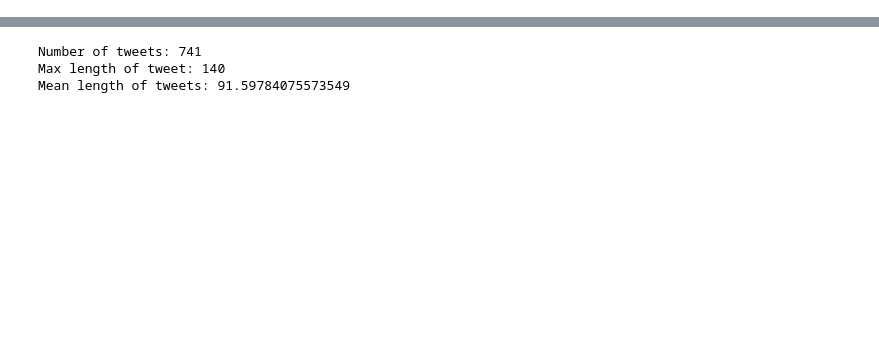
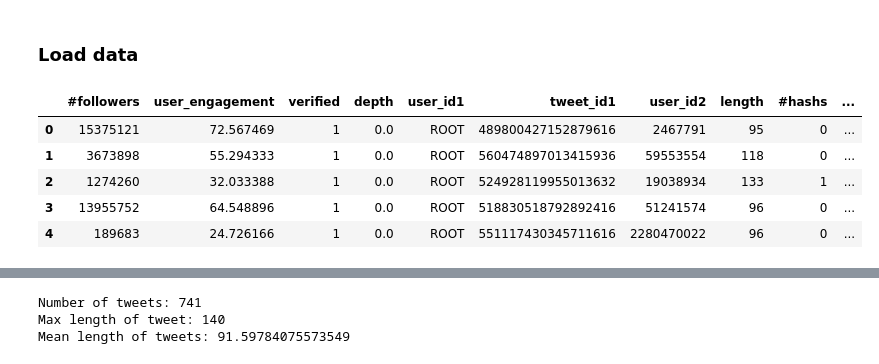
Before and after one commit to NGO-Algorithm-Audit/Bias_scan, a Jupyter notebook: classification_models/BERT_disinformation_classifier/BERT_Twitter_classifier.ipynb, the cells around one changed output, grey strips where cells are left out. Cells and saved outputs as stored; diff of their text form; code cells hidden in the pictures; blank space fills up the shorter version.

```diff
--- a/classification_models/BERT_disinformation_classifier/BERT_Twitter_classifier.ipynb
+++ b/classification_models/BERT_disinformation_classifier/BERT_Twitter_classifier.ipynb
@@ -18 +51,14 @@ df.head()
+# %% [markdown]
+### Load data
+# %%
+path = '../../data/Twitter_dataset/twitter_full.csv'
+df = pd.read_csv(path)
+df.head()
+# %% [output]
+|  | #followers | user_engagement | verified | depth | user_id1 | tweet_id1 | user_id2 | length | #hashs | ... |
+| 0 | 15375121 | 72.567469 | 1 | 0.0 | ROOT | 489800427152879616 | 2467791 | 95 | 0 | ... |
+| 1 | 3673898 | 55.294333 | 1 | 0.0 | ROOT | 560474897013415936 | 59553554 | 118 | 0 | ... |
+| 2 | 1274260 | 32.033388 | 1 | 0.0 | ROOT | 524928119955013632 | 19038934 | 133 | 1 | ... |
+| 3 | 13955752 | 64.548896 | 1 | 0.0 | ROOT | 518830518792892416 | 51241574 | 96 | 0 | ... |
+| 4 | 189683 | 24.726166 | 1 | 0.0 | ROOT | 551117430345711616 | 2280470022 | 96 | 0 | ... |
 # %% [markdown]
```
Also changed, not shown: parts of 46 cells of this notebook, 6 other files.
